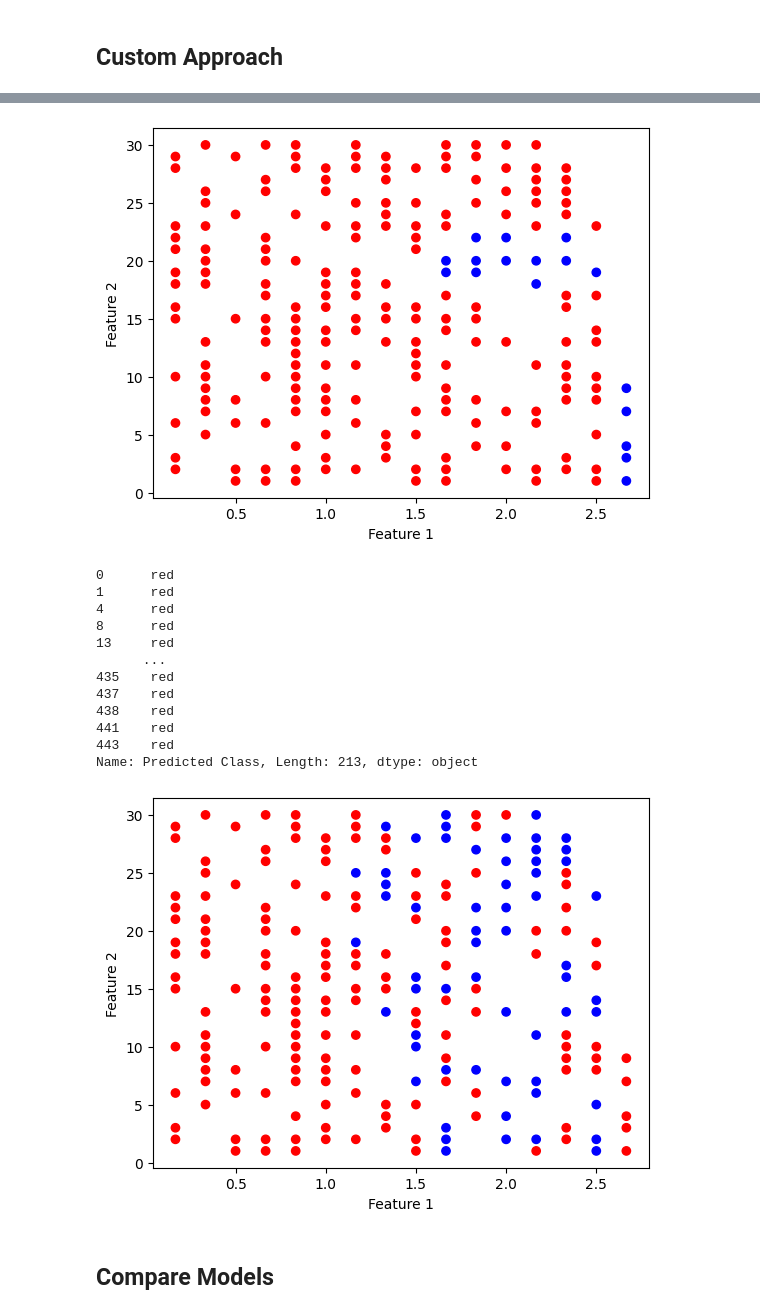
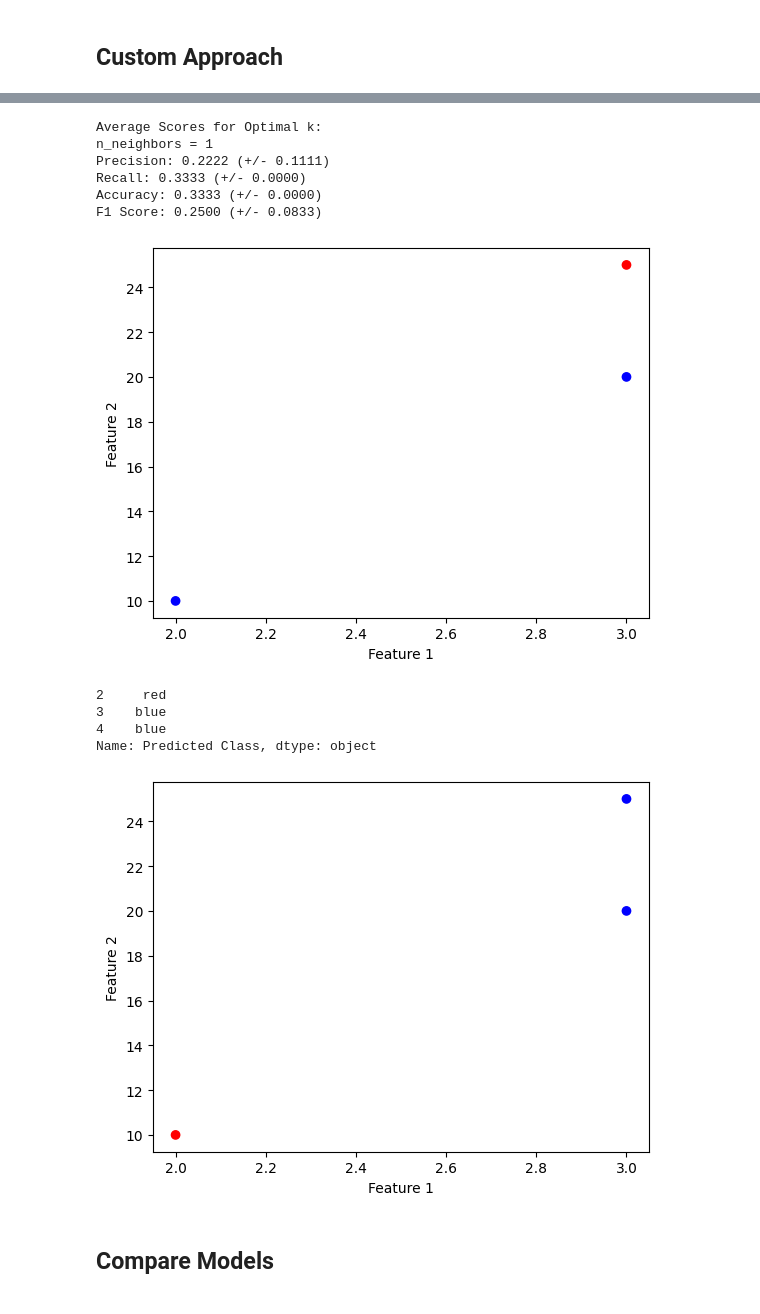
Before and after one commit to IsaacFigNewton/Conditional-Probability-Manifold-Regressor, a Jupyter notebook: KNN_Estimation_of_Feature_Probability_Distributions.ipynb, the cells around one changed output, grey strips where cells are left out. Cells and saved outputs as stored; diff of their text form; code cells hidden in the pictures.

Commit message:
Debugged, refactored code, removed synthetic dataset generation section. Began work on refactoring custom model into its own class.

```diff
--- a/KNN_Estimation_of_Feature_Probability_Distributions.ipynb
+++ b/KNN_Estimation_of_Feature_Probability_Distributions.ipynb
@@ -358,8 +324,0 @@ Permutations DataFrame:
-# %%
-for i in range(len(df)):
-    datapoint = df.iloc[i][X].to_dict()
-    class_probabilities = calculate_class_probabilities(datapoint, prior_class_probabilities, pmf_store)
-    df.loc[i, "Class"] = max(class_probabilities, key=class_probabilities.get)
-
-print("Final DataFrame:")
-df.head()
@@ -383,15 +325,2 @@ plt.show()
 # %% [markdown]
 # Cross Validation Against other Models
-# %%
-# Prepare for k-fold cross-validation
-k = 2
-kf = KFold(n_splits=k, shuffle=True, random_state=42)
-class_map = {
-    'A': 0,
-    'B': 1
-}
-
-# Lists to store evaluation metrics
-precisions, recalls, accuracies, f1_scores = [], [], [], []
-
-df.dropna(inplace=True)
@@ -405,13 +345,13 @@ pipeline = Pipeline(steps=[
 # %%
 # Split the data into training and test sets
 fold = 1
-for train_index, test_index in kf.split(df):
+for train_index, test_index in kf.split(dataset):
     print(f"Fold {fold}")
 
     # Split the data
-    train_data = df.iloc[train_index]
+    train_data = dataset.iloc[train_index]
     print(train_data.head())
-    test_data = df.iloc[test_index]
+    test_data = dataset.iloc[test_index]
 
     # Train the pipeline
     pipeline.fit(train_data[X], train_data[y[0]])
@@ -501,3 +437,5 @@ F1 Score: 1.0000 (+/- 0.0000)
 # %% [markdown]
 ## Custom Approach
+# %%
+f1_by_k = dict()
 # %%
@@ -656,33 +570,41 @@ F1 Score: 0.7470 (+/- 0.1594)
+# %%
+# Print average scores
+print()
+print("Average Scores for Optimal k:")
+print(f"n_neighbors = {avg_scores['custom']['n_neighbors']}")
+print(f"Precision: {avg_scores['custom']['precision']:.4f} (+/- {avg_scores['custom']['std_precision']:.4f})")
+print(f"Recall: {avg_scores['custom']['recall']:.4f} (+/- {avg_scores['custom']['std_recall']:.4f})")
+print(f"Accuracy: {avg_scores['custom']['accuracy']:.4f} (+/- {avg_scores['custom']['std_accuracy']:.4f})")
+print(f"F1 Score: {avg_scores['custom']['f1']:.4f} (+/- {avg_scores['custom']['std_f1']:.4f})")
+# %% [output]
+Average Scores for Optimal k:
+n_neighbors = 1
+Precision: 0.2222 (+/- 0.1111)
+Recall: 0.3333 (+/- 0.0000)
+Accuracy: 0.3333 (+/- 0.0000)
+F1 Score: 0.2500 (+/- 0.0833)
 # %%
-plt.scatter(test_data['Feature 1'], test_data['Feature 2'], c=test_data['Class'].map(colormap))
+plt.scatter(test_data[X[0]], test_data[X[1]], c=test_data['Class'].map(colormap))
 
 # Add labels and title
-plt.xlabel('Feature 1')
-plt.ylabel('Feature 2')
+plt.xlabel(X[0])
+plt.ylabel(X[1])
 plt.show()
 
 print(test_data['Predicted Class'].map(colormap))
-plt.scatter(test_data['Feature 1'], test_data['Feature 2'], c=test_data['Predicted Class'].map(colormap))
+plt.scatter(test_data[X[0]], test_data[X[1]], c=test_data['Predicted Class'].map(colormap))
 
 # Add labels and title
-plt.xlabel('Feature 1')
-plt.ylabel('Feature 2')
+plt.xlabel(X[0])
+plt.ylabel(X[1])
 plt.show()
 # %% [output]
-[figure, old version]
+[figure, new version]
-0      red
-1      red
-4      red
-8      red
-13     red
-      ...
-435    red
-437    red
-438    red
-441    red
-443    red
-Name: Predicted Class, Length: 213, dtype: object
+2     red
+3    blue
+4    blue
+Name: Predicted Class, dtype: object
-[figure, old version]
+[figure, new version]
 # %% [markdown]
 ## Compare Models
 # %%
```
Also changed, not shown: parts of 27 cells of this notebook.
